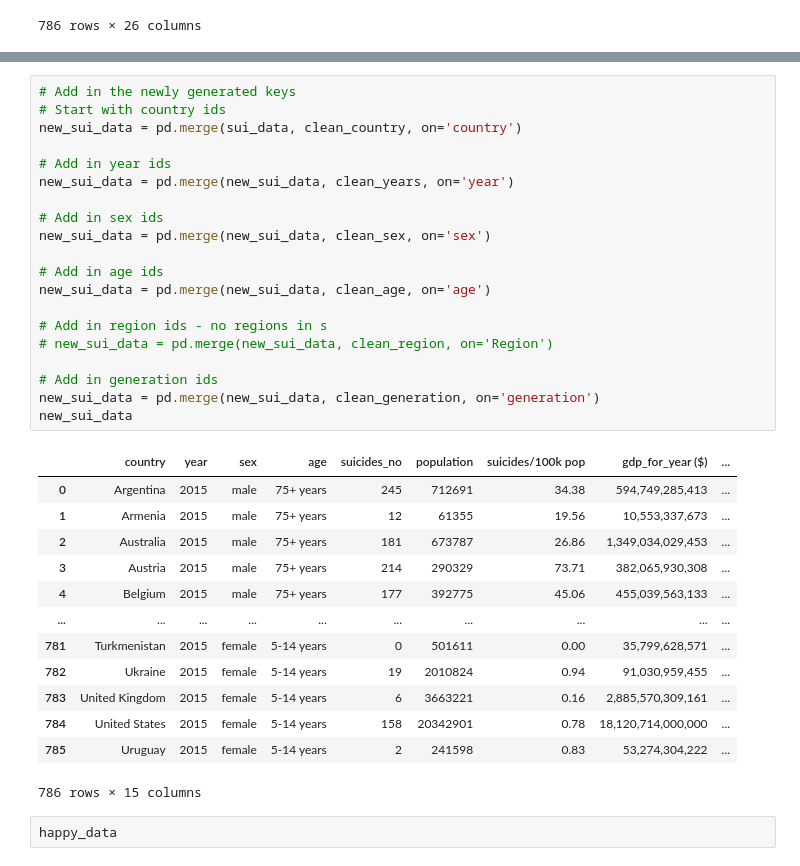
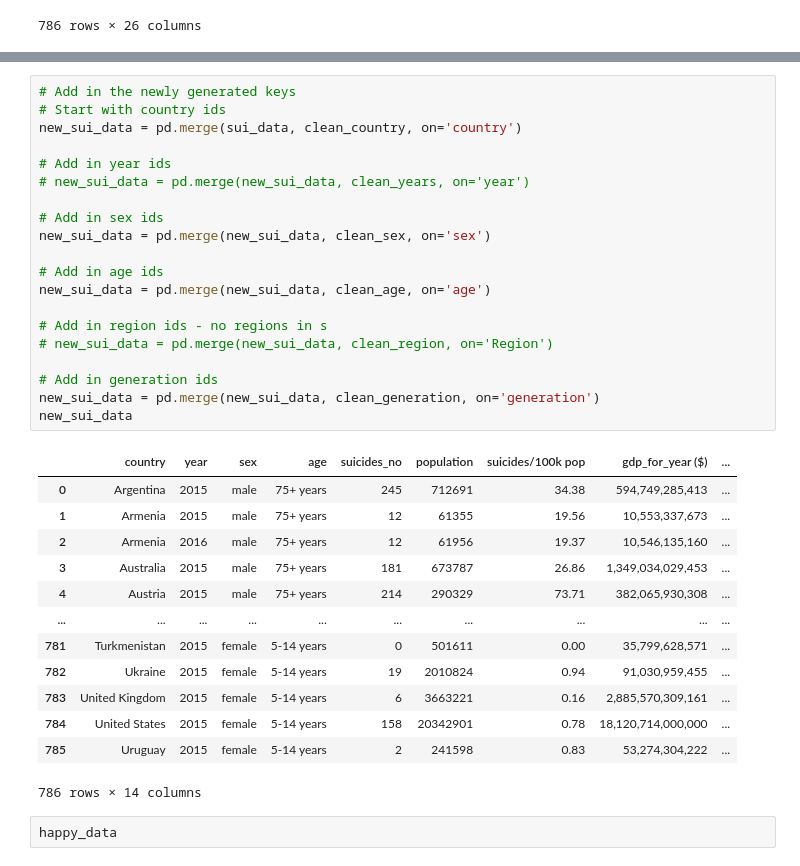
Before and after one commit to lake-walker/ETL-project, a Jupyter notebook: data_cleaning.ipynb, the cells around one changed output, grey strips where cells are left out. Saved outputs shown, nothing was run; the diff lists cells and outputs as text.

```diff
--- a/data_cleaning.ipynb
+++ b/data_cleaning.ipynb
@@ -301,37 +337,37 @@ See the caveats in the documentation: https://pandas.pydata.org/pandas-docs/stab
 # %%
 # Add in the newly generated keys
 # Start with country ids
 new_sui_data = pd.merge(sui_data, clean_country, on='country')
 
 # Add in year ids
-new_sui_data = pd.merge(new_sui_data, clean_years, on='year')
+# new_sui_data = pd.merge(new_sui_data, clean_years, on='year')
 
 # Add in sex ids
 new_sui_data = pd.merge(new_sui_data, clean_sex, on='sex')
 
 # Add in age ids
 new_sui_data = pd.merge(new_sui_data, clean_age, on='age')
 
 # Add in region ids - no regions in s
 # new_sui_data = pd.merge(new_sui_data, clean_region, on='Region')
 
 # Add in generation ids
 new_sui_data = pd.merge(new_sui_data, clean_generation, on='generation')
 new_sui_data
 # %% [output]
 |  | country | year | sex | age | suicides_no | population | suicides/100k pop | gdp_for_year ($) | ... |
 | 0 | Argentina | 2015 | male | 75+ years | 245 | 712691 | 34.38 | 594,749,285,413 | ... |
 | 1 | Armenia | 2015 | male | 75+ years | 12 | 61355 | 19.56 | 10,553,337,673 | ... |
-| 2 | Australia | 2015 | male | 75+ years | 181 | 673787 | 26.86 | 1,349,034,029,453 | ... |
-| 3 | Austria | 2015 | male | 75+ years | 214 | 290329 | 73.71 | 382,065,930,308 | ... |
-| 4 | Belgium | 2015 | male | 75+ years | 177 | 392775 | 45.06 | 455,039,563,133 | ... |
+| 2 | Armenia | 2016 | male | 75+ years | 12 | 61956 | 19.37 | 10,546,135,160 | ... |
+| 3 | Australia | 2015 | male | 75+ years | 181 | 673787 | 26.86 | 1,349,034,029,453 | ... |
+| 4 | Austria | 2015 | male | 75+ years | 214 | 290329 | 73.71 | 382,065,930,308 | ... |
 | ... | ... | ... | ... | ... | ... | ... | ... | ... | ... |
 | 781 | Turkmenistan | 2015 | female | 5-14 years | 0 | 501611 | 0.00 | 35,799,628,571 | ... |
 | 782 | Ukraine | 2015 | female | 5-14 years | 19 | 2010824 | 0.94 | 91,030,959,455 | ... |
 | 783 | United Kingdom | 2015 | female | 5-14 years | 6 | 3663221 | 0.16 | 2,885,570,309,161 | ... |
 | 784 | United States | 2015 | female | 5-14 years | 158 | 20342901 | 0.78 | 18,120,714,000,000 | ... |
 | 785 | Uruguay | 2015 | female | 5-14 years | 2 | 241598 | 0.83 | 53,274,304,222 | ... |
-786 rows × 15 columns
+786 rows × 14 columns
 # %%
 happy_data
 # %% [output]
```
Also changed, not shown: parts of 14 cells of this notebook, 10 other files.
